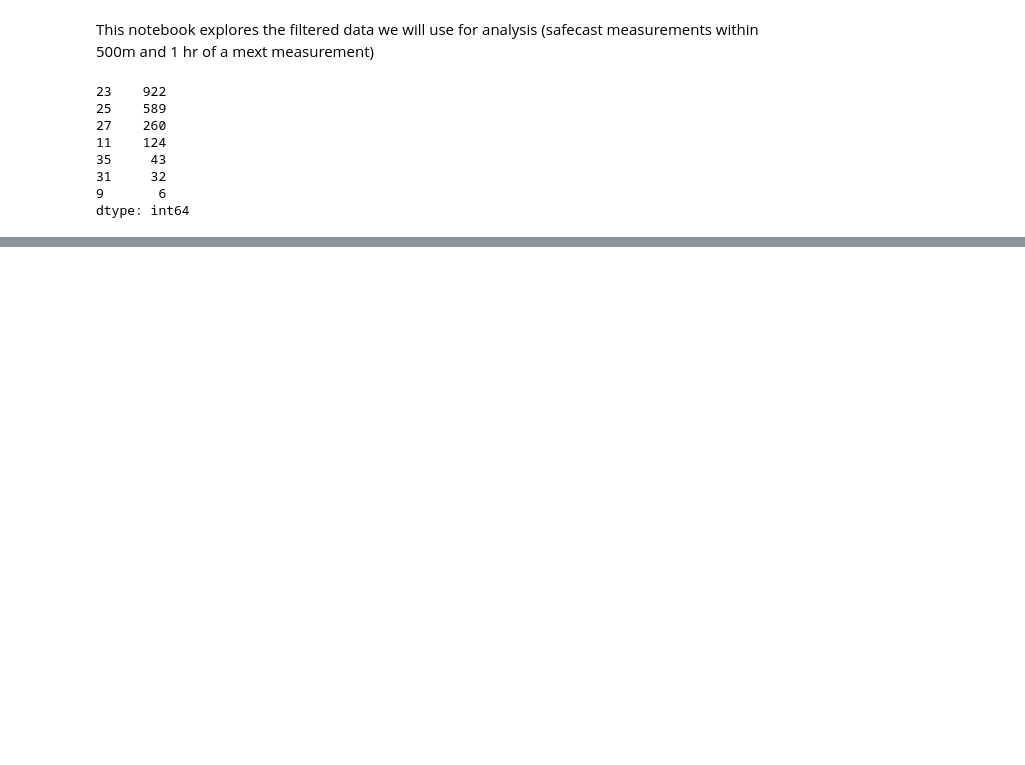
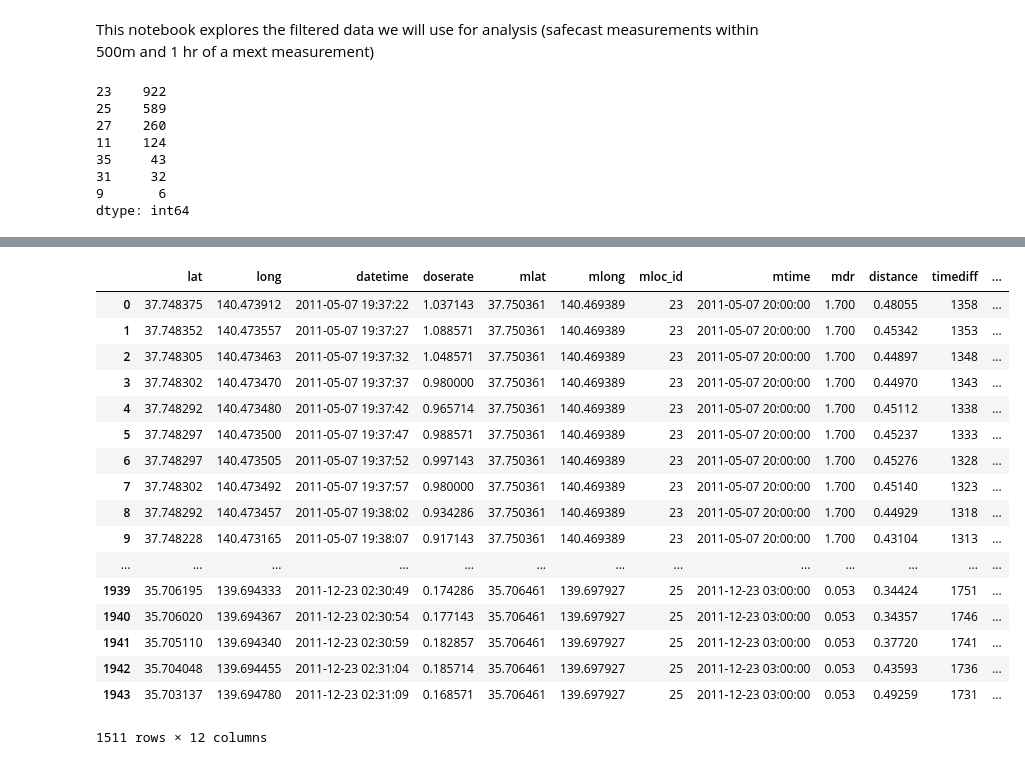
Before and after one commit to fdac15/fukushima, a Jupyter notebook: analysis_filtered_explore.ipynb, the cells around one changed output, grey strips where cells are left out. Saved outputs shown, nothing was run; the diff lists cells and outputs as text; code cells hidden in the pictures; blank space fills up the shorter version.

```diff
--- a/analysis_filtered_explore.ipynb
+++ b/analysis_filtered_explore.ipynb
@@ -42,0 +54,21 @@ for i,g in df2.groupby(['mloc_id','mtime']):
+# %%
+df2
+# %% [output]
+|  | lat | long | datetime | doserate | mlat | mlong | mloc_id | mtime | mdr | distance | timediff | ... |
+| 0 | 37.748375 | 140.473912 | 2011-05-07 19:37:22 | 1.037143 | 37.750361 | 140.469389 | 23 | 2011-05-07 20:00:00 | 1.700 | 0.48055 | 1358 | ... |
+| 1 | 37.748352 | 140.473557 | 2011-05-07 19:37:27 | 1.088571 | 37.750361 | 140.469389 | 23 | 2011-05-07 20:00:00 | 1.700 | 0.45342 | 1353 | ... |
+| 2 | 37.748305 | 140.473463 | 2011-05-07 19:37:32 | 1.048571 | 37.750361 | 140.469389 | 23 | 2011-05-07 20:00:00 | 1.700 | 0.44897 | 1348 | ... |
+| 3 | 37.748302 | 140.473470 | 2011-05-07 19:37:37 | 0.980000 | 37.750361 | 140.469389 | 23 | 2011-05-07 20:00:00 | 1.700 | 0.44970 | 1343 | ... |
+| 4 | 37.748292 | 140.473480 | 2011-05-07 19:37:42 | 0.965714 | 37.750361 | 140.469389 | 23 | 2011-05-07 20:00:00 | 1.700 | 0.45112 | 1338 | ... |
+| 5 | 37.748297 | 140.473500 | 2011-05-07 19:37:47 | 0.988571 | 37.750361 | 140.469389 | 23 | 2011-05-07 20:00:00 | 1.700 | 0.45237 | 1333 | ... |
+| 6 | 37.748297 | 140.473505 | 2011-05-07 19:37:52 | 0.997143 | 37.750361 | 140.469389 | 23 | 2011-05-07 20:00:00 | 1.700 | 0.45276 | 1328 | ... |
+| 7 | 37.748302 | 140.473492 | 2011-05-07 19:37:57 | 0.980000 | 37.750361 | 140.469389 | 23 | 2011-05-07 20:00:00 | 1.700 | 0.45140 | 1323 | ... |
+| 8 | 37.748292 | 140.473457 | 2011-05-07 19:38:02 | 0.934286 | 37.750361 | 140.469389 | 23 | 2011-05-07 20:00:00 | 1.700 | 0.44929 | 1318 | ... |
+| 9 | 37.748228 | 140.473165 | 2011-05-07 19:38:07 | 0.917143 | 37.750361 | 140.469389 | 23 | 2011-05-07 20:00:00 | 1.700 | 0.43104 | 1313 | ... |
+| ... | ... | ... | ... | ... | ... | ... | ... | ... | ... | ... | ... | ... |
+| 1939 | 35.706195 | 139.694333 | 2011-12-23 02:30:49 | 0.174286 | 35.706461 | 139.697927 | 25 | 2011-12-23 03:00:00 | 0.053 | 0.34424 | 1751 | ... |
+| 1940 | 35.706020 | 139.694367 | 2011-12-23 02:30:54 | 0.177143 | 35.706461 | 139.697927 | 25 | 2011-12-23 03:00:00 | 0.053 | 0.34357 | 1746 | ... |
+| 1941 | 35.705110 | 139.694340 | 2011-12-23 02:30:59 | 0.182857 | 35.706461 | 139.697927 | 25 | 2011-12-23 03:00:00 | 0.053 | 0.37720 | 1741 | ... |
+| 1942 | 35.704048 | 139.694455 | 2011-12-23 02:31:04 | 0.185714 | 35.706461 | 139.697927 | 25 | 2011-12-23 03:00:00 | 0.053 | 0.43593 | 1736 | ... |
+| 1943 | 35.703137 | 139.694780 | 2011-12-23 02:31:09 | 0.168571 | 35.706461 | 139.697927 | 25 | 2011-12-23 03:00:00 | 0.053 | 0.49259 | 1731 | ... |
+1511 rows × 12 columns
```
Also changed, not shown: parts of 7 cells of this notebook, 1 other file.
